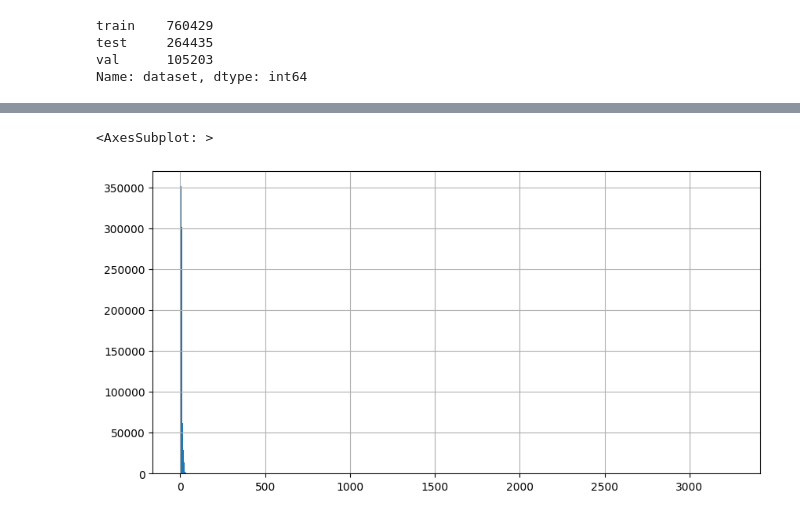
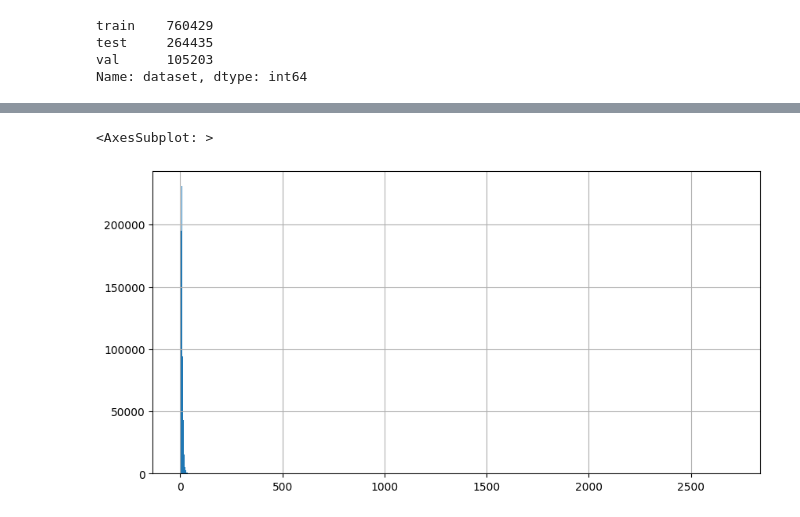
Before and after one commit to jvdzwaan/ocrpostcorrection-notebooks, a Jupyter notebook: local/icdar-task2-create-dataset.ipynb, the cells around one changed output, grey strips where cells are left out. Saved outputs shown, nothing was run; the diff lists cells and outputs as text; code cells hidden in the pictures.

```diff
--- a/local/icdar-task2-create-dataset.ipynb
+++ b/local/icdar-task2-create-dataset.ipynb
@@ -108,7 +119,7 @@ max      3.255000e+03
 Name: diff, dtype: float64
 # %%
-tdata.len_ocr.hist(bins=1000, figsize=(10,5))
+tdata.query('dataset == "train"').len_ocr.hist(bins=1000, figsize=(10,5))
 # %% [output]
 <AxesSubplot: >
-[figure, old version]
+[figure, new version]
 # %%
```
Also changed, not shown: parts of 11 cells of this notebook.
